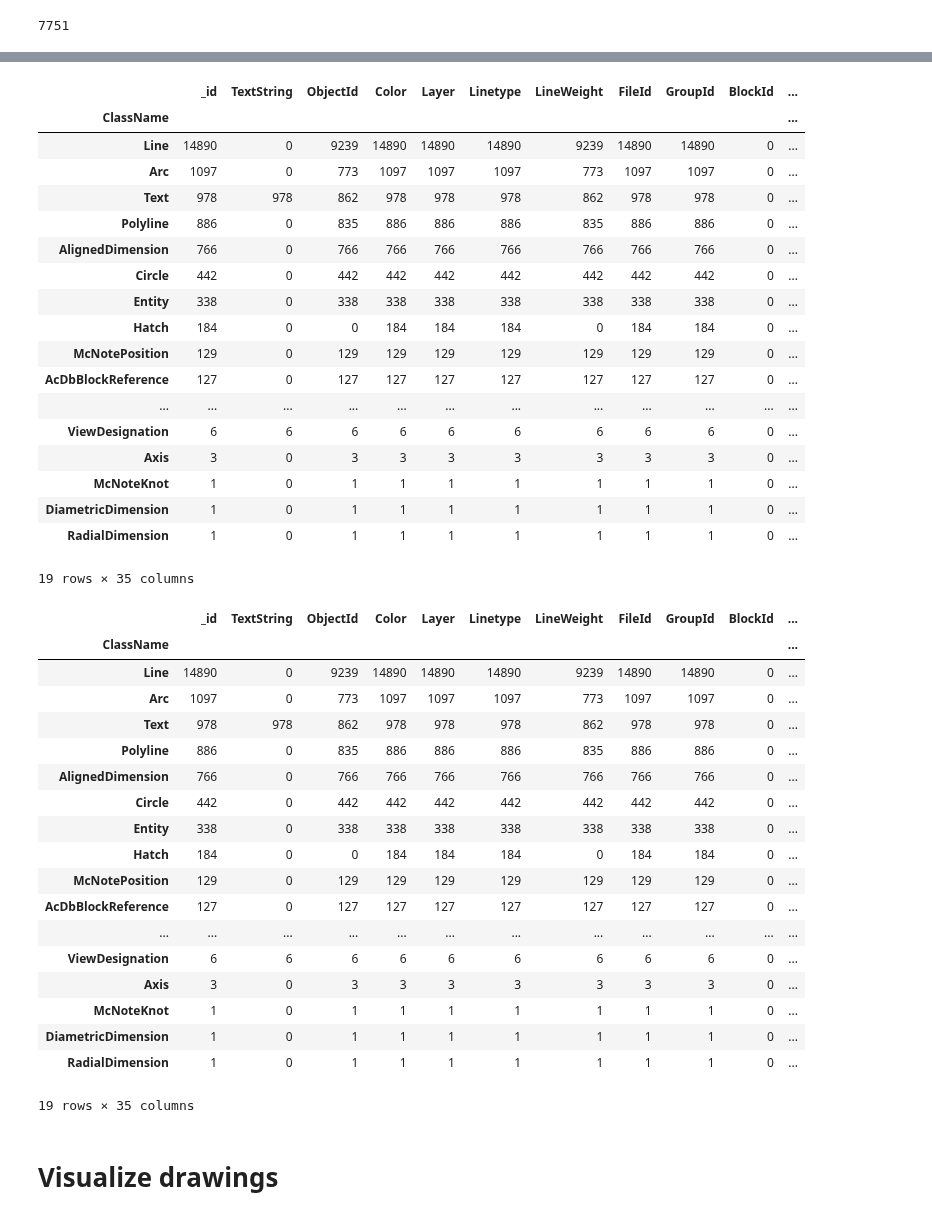
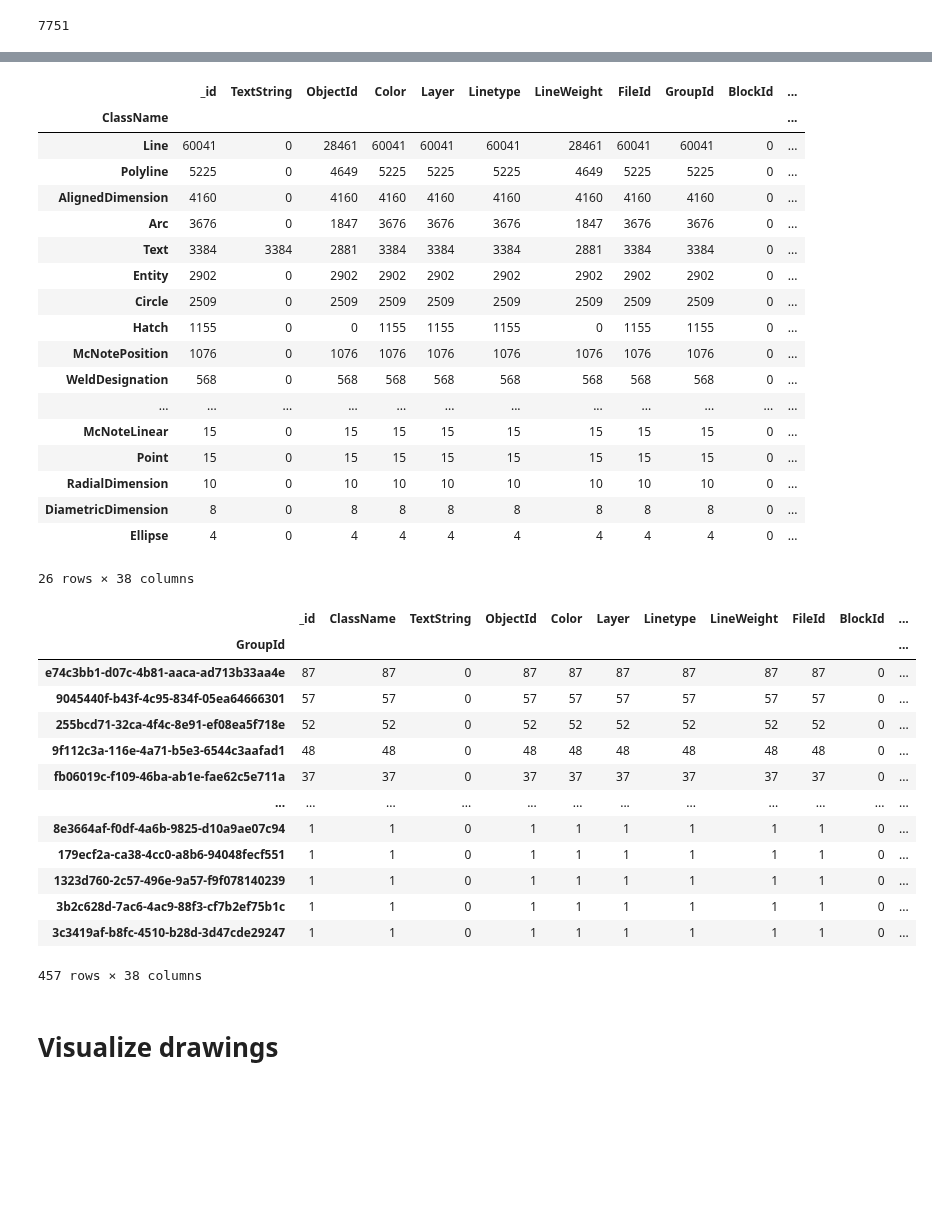
Before and after one commit to mihanick/dwg-crawl, a Jupyter notebook: JupyterNotebooks/1. EDA.ipynb, the cells around one changed output, grey strips where cells are left out. Saved outputs shown, nothing was run; the diff lists cells and outputs as text; code cells hidden in the pictures; blank space fills up the shorter version.

```diff
--- a/JupyterNotebooks/1. EDA.ipynb
+++ b/JupyterNotebooks/1. EDA.ipynb
@@ -9,6 +9,6 @@ from pymongo import MongoClient
 # %%
 # https://github.com/microsoft/WSL/issues/4619
 # in mongodb.cfg:   bindIp: 0.0.0.0, 127.0.0.1
-client = MongoClient('mongodb://192.168.0.104:27017')
+client = MongoClient('mongodb://192.168.0.100:27017')
 client
 # %% [output]
@@ -25,7 +25,7 @@ db.files.count_documents({})
 # %%
 objects = db.objects
 # %%
-data = pd.DataFrame(list(objects.find().limit(20000)))
+data = pd.DataFrame(list(objects.find()))
 # %%
 data.describe()
 # %% [output]
@@ -43,45 +43,40 @@ data.groupby(['ClassName']).count().sort_values(['_id'], ascending = False)
 # %% [output]
 |  | _id | TextString | ObjectId | Color | Layer | Linetype | LineWeight | FileId | GroupId | BlockId | ... |
 | ClassName |  |  |  |  |  |  |  |  |  |  | ... |
-| Line | 14890 | 0 | 9239 | 14890 | 14890 | 14890 | 9239 | 14890 | 14890 | 0 | ... |
-| Arc | 1097 | 0 | 773 | 1097 | 1097 | 1097 | 773 | 1097 | 1097 | 0 | ... |
-| Text | 978 | 978 | 862 | 978 | 978 | 978 | 862 | 978 | 978 | 0 | ... |
-| Polyline | 886 | 0 | 835 | 886 | 886 | 886 | 835 | 886 | 886 | 0 | ... |
-| AlignedDimension | 766 | 0 | 766 | 766 | 766 | 766 | 766 | 766 | 766 | 0 | ... |
-| Circle | 442 | 0 | 442 | 442 | 442 | 442 | 442 | 442 | 442 | 0 | ... |
-| Entity | 338 | 0 | 338 | 338 | 338 | 338 | 338 | 338 | 338 | 0 | ... |
-| Hatch | 184 | 0 | 0 | 184 | 184 | 184 | 0 | 184 | 184 | 0 | ... |
-| McNotePosition | 129 | 0 | 129 | 129 | 129 | 129 | 129 | 129 | 129 | 0 | ... |
-| AcDbBlockReference | 127 | 0 | 127 | 127 | 127 | 127 | 127 | 127 | 127 | 0 | ... |
+| Line | 60041 | 0 | 28461 | 60041 | 60041 | 60041 | 28461 | 60041 | 60041 | 0 | ... |
+| Polyline | 5225 | 0 | 4649 | 5225 | 5225 | 5225 | 4649 | 5225 | 5225 | 0 | ... |
+| AlignedDimension | 4160 | 0 | 4160 | 4160 | 4160 | 4160 | 4160 | 4160 | 4160 | 0 | ... |
+| Arc | 3676 | 0 | 1847 | 3676 | 3676 | 3676 | 1847 | 3676 | 3676 | 0 | ... |
+| Text | 3384 | 3384 | 2881 | 3384 | 3384 | 3384 | 2881 | 3384 | 3384 | 0 | ... |
+| Entity | 2902 | 0 | 2902 | 2902 | 2902 | 2902 | 2902 | 2902 | 2902 | 0 | ... |
+| Circle | 2509 | 0 | 2509 | 2509 | 2509 | 2509 | 2509 | 2509 | 2509 | 0 | ... |
+| Hatch | 1155 | 0 | 0 | 1155 | 1155 | 1155 | 0 | 1155 | 1155 | 0 | ... |
+| McNotePosition | 1076 | 0 | 1076 | 1076 | 1076 | 1076 | 1076 | 1076 | 1076 | 0 | ... |
+| WeldDesignation | 568 | 0 | 568 | 568 | 568 | 568 | 568 | 568 | 568 | 0 | ... |
 | ... | ... | ... | ... | ... | ... | ... | ... | ... | ... | ... | ... |
-| ViewDesignation | 6 | 6 | 6 | 6 | 6 | 6 | 6 | 6 | 6 | 0 | ... |
-| Axis | 3 | 0 | 3 | 3 | 3 | 3 | 3 | 3 | 3 | 0 | ... |
-| McNoteKnot | 1 | 0 | 1 | 1 | 1 | 1 | 1 | 1 | 1 | 0 | ... |
-| DiametricDimension | 1 | 0 | 1 | 1 | 1 | 1 | 1 | 1 | 1 | 0 | ... |
-| RadialDimension | 1 | 0 | 1 | 1 | 1 | 1 | 1 | 1 | 1 | 0 | ... |
+| McNoteLinear | 15 | 0 | 15 | 15 | 15 | 15 | 15 | 15 | 15 | 0 | ... |
+| Point | 15 | 0 | 15 | 15 | 15 | 15 | 15 | 15 | 15 | 0 | ... |
+| RadialDimension | 10 | 0 | 10 | 10 | 10 | 10 | 10 | 10 | 10 | 0 | ... |
+| DiametricDimension | 8 | 0 | 8 | 8 | 8 | 8 | 8 | 8 | 8 | 0 | ... |
+| Ellipse | 4 | 0 | 4 | 4 | 4 | 4 | 4 | 4 | 4 | 0 | ... |
-19 rows × 35 columns
+26 rows × 38 columns
 # %%
-data.groupby(['ClassName']).count().sort_values(['_id'], ascending = False)
+data[data['ClassName']=='AlignedDimension'].groupby(['GroupId']).count().sort_values(['_id'], ascending = False)
 # %% [output]
-|  | _id | TextString | ObjectId | Color | Layer | Linetype | LineWeight | FileId | GroupId | BlockId | ... |
-| ClassName |  |  |  |  |  |  |  |  |  |  | ... |
-| Line | 14890 | 0 | 9239 | 14890 | 14890 | 14890 | 9239 | 14890 | 14890 | 0 | ... |
-| Arc | 1097 | 0 | 773 | 1097 | 1097 | 1097 | 773 | 1097 | 1097 | 0 | ... |
-| Text | 978 | 978 | 862 | 978 | 978 | 978 | 862 | 978 | 978 | 0 | ... |
-| Polyline | 886 | 0 | 835 | 886 | 886 | 886 | 835 | 886 | 886 | 0 | ... |
-| AlignedDimension | 766 | 0 | 766 | 766 | 766 | 766 | 766 | 766 | 766 | 0 | ... |
-| Circle | 442 | 0 | 442 | 442 | 442 | 442 | 442 | 442 | 442 | 0 | ... |
-| Entity | 338 | 0 | 338 | 338 | 338 | 338 | 338 | 338 | 338 | 0 | ... |
-| Hatch | 184 | 0 | 0 | 184 | 184 | 184 | 0 | 184 | 184 | 0 | ... |
-| McNotePosition | 129 | 0 | 129 | 129 | 129 | 129 | 129 | 129 | 129 | 0 | ... |
-| AcDbBlockReference | 127 | 0 | 127 | 127 | 127 | 127 | 127 | 127 | 127 | 0 | ... |
+|  | _id | ClassName | TextString | ObjectId | Color | Layer | Linetype | LineWeight | FileId | BlockId | ... |
+| GroupId |  |  |  |  |  |  |  |  |  |  | ... |
+| e74c3bb1-d07c-4b81-aaca-ad713b33aa4e | 87 | 87 | 0 | 87 | 87 | 87 | 87 | 87 | 87 | 0 | ... |
+| 9045440f-b43f-4c95-834f-05ea64666301 | 57 | 57 | 0 | 57 | 57 | 57 | 57 | 57 | 57 | 0 | ... |
+| 255bcd71-32ca-4f4c-8e91-ef08ea5f718e | 52 | 52 | 0 | 52 | 52 | 52 | 52 | 52 | 52 | 0 | ... |
+| 9f112c3a-116e-4a71-b5e3-6544c3aafad1 | 48 | 48 | 0 | 48 | 48 | 48 | 48 | 48 | 48 | 0 | ... |
+| fb06019c-f109-46ba-ab1e-fae62c5e711a | 37 | 37 | 0 | 37 | 37 | 37 | 37 | 37 | 37 | 0 | ... |
 | ... | ... | ... | ... | ... | ... | ... | ... | ... | ... | ... | ... |
-| ViewDesignation | 6 | 6 | 6 | 6 | 6 | 6 | 6 | 6 | 6 | 0 | ... |
-| Axis | 3 | 0 | 3 | 3 | 3 | 3 | 3 | 3 | 3 | 0 | ... |
-| McNoteKnot | 1 | 0 | 1 | 1 | 1 | 1 | 1 | 1 | 1 | 0 | ... |
-| DiametricDimension | 1 | 0 | 1 | 1 | 1 | 1 | 1 | 1 | 1 | 0 | ... |
-| RadialDimension | 1 | 0 | 1 | 1 | 1 | 1 | 1 | 1 | 1 | 0 | ... |
+| 8e3664af-f0df-4a6b-9825-d10a9ae07c94 | 1 | 1 | 0 | 1 | 1 | 1 | 1 | 1 | 1 | 0 | ... |
+| 179ecf2a-ca38-4cc0-a8b6-94048fecf551 | 1 | 1 | 0 | 1 | 1 | 1 | 1 | 1 | 1 | 0 | ... |
+| 1323d760-2c57-496e-9a57-f9f078140239 | 1 | 1 | 0 | 1 | 1 | 1 | 1 | 1 | 1 | 0 | ... |
+| 3b2c628d-7ac6-4ac9-88f3-cf7b2ef75b1c | 1 | 1 | 0 | 1 | 1 | 1 | 1 | 1 | 1 | 0 | ... |
+| 3c3419af-b8fc-4510-b28d-3d47cde29247 | 1 | 1 | 0 | 1 | 1 | 1 | 1 | 1 | 1 | 0 | ... |
-19 rows × 35 columns
+457 rows × 38 columns
 # %% [markdown]
 # Visualize drawings
 # %%
```
Also changed, not shown: parts of 3 cells of this notebook, 9 other files.
